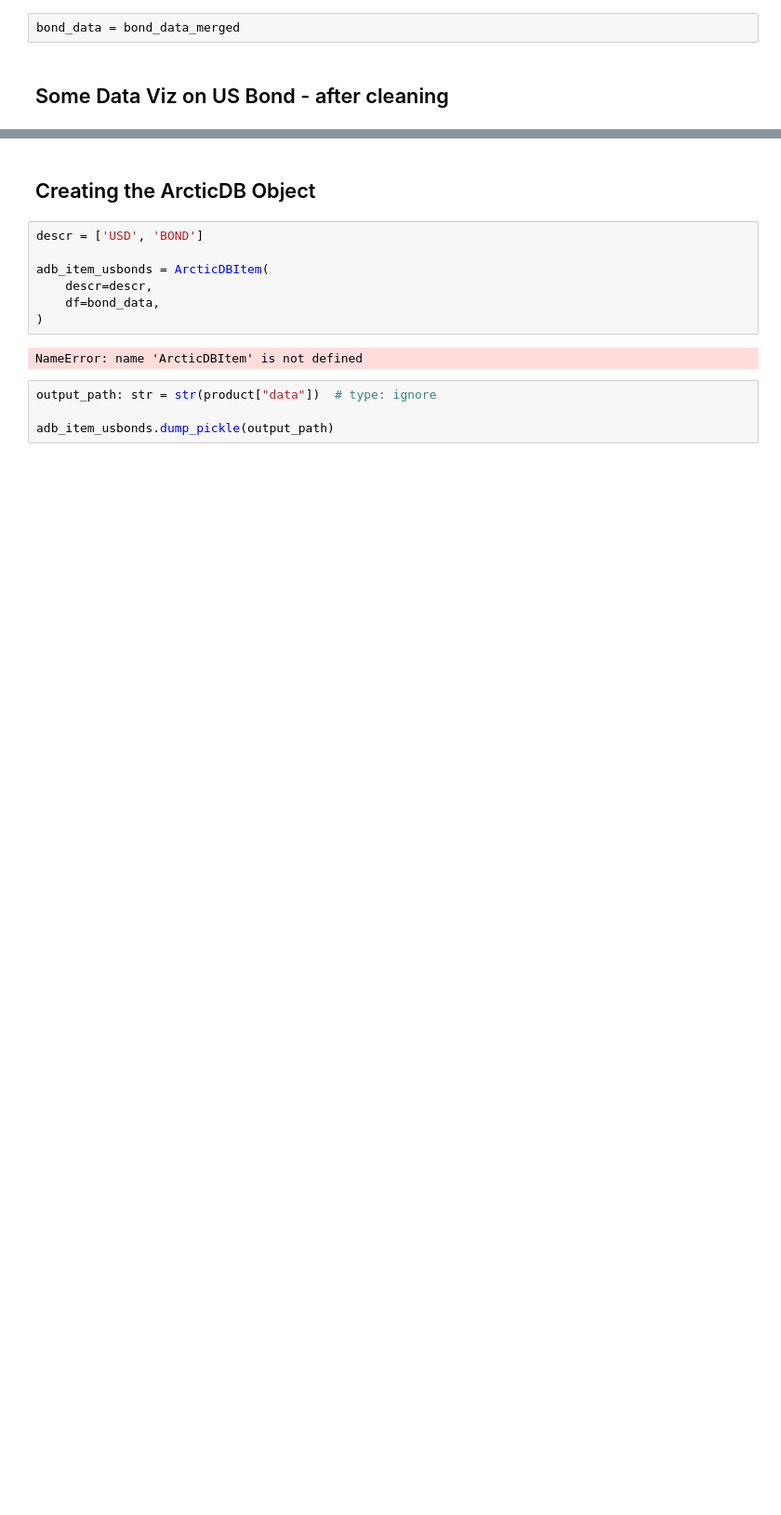
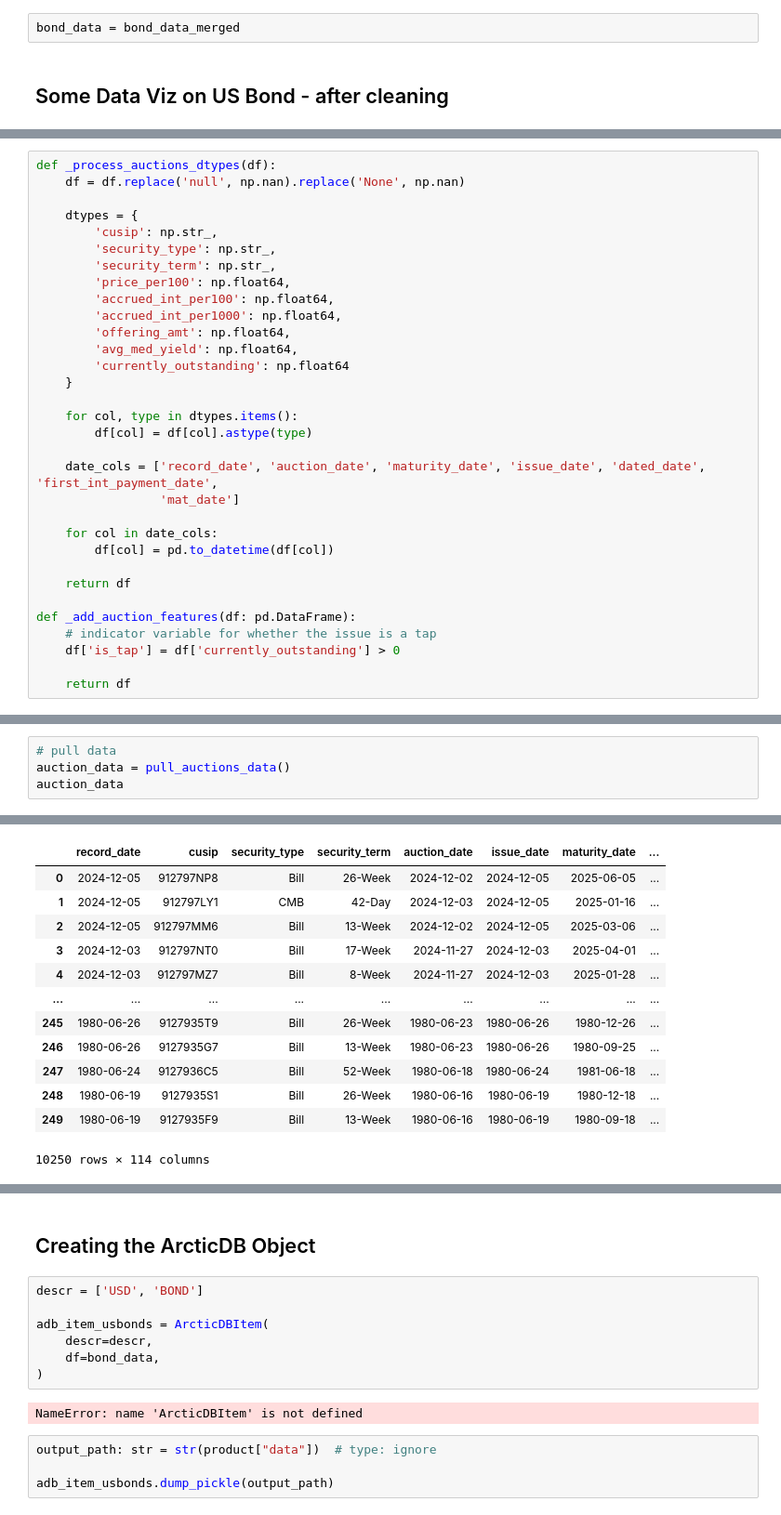
Before and after one commit to vittoriomanfriani/Fundamental-Factor-Model-for-Rates, a Jupyter notebook: data_processing.ipynb, the cells around one changed output, grey strips where cells are left out. Shown at 93% size. Saved outputs shown, nothing was run; the diff lists cells and outputs as text; blank space fills up the shorter version.

Commit message:
add auction data pulling and processing

```diff
--- a/data_processing.ipynb
+++ b/data_processing.ipynb
@@ -635,0 +642,32 @@ dtype: float64
+# %%
+def _process_auctions_dtypes(df):
+    df = df.replace('null', np.nan).replace('None', np.nan)
+
+    dtypes = {
+        'cusip': np.str_,
+        'security_type': np.str_,
+        'security_term': np.str_,
+        'price_per100': np.float64,
+        'accrued_int_per100': np.float64,
+        'accrued_int_per1000': np.float64,
+        'offering_amt': np.float64,
+        'avg_med_yield': np.float64,
+        'currently_outstanding': np.float64
+    }
+
+    for col, type in dtypes.items():
+        df[col] = df[col].astype(type)
+
+    date_cols = ['record_date', 'auction_date', 'maturity_date', 'issue_date', 'dated_date', 'first_int_payment_date',
+                 'mat_date']
+
+    for col in date_cols:
+        df[col] = pd.to_datetime(df[col])
+
+    return df
+
+def _add_auction_features(df: pd.DataFrame):
+    # indicator variable for whether the issue is a tap
+    df['is_tap'] = df['currently_outstanding'] > 0
+
+    return df
@@ -635,0 +740,5 @@ dtype: float64
+# %%
+# pull data
+auction_data = pull_auctions_data()
+auction_data
+# %% [output]
@@ -635,0 +754,13 @@ dtype: float64
+|  | record_date | cusip | security_type | security_term | auction_date | issue_date | maturity_date | ... |
+| 0 | 2024-12-05 | 912797NP8 | Bill | 26-Week | 2024-12-02 | 2024-12-05 | 2025-06-05 | ... |
+| 1 | 2024-12-05 | 912797LY1 | CMB | 42-Day | 2024-12-03 | 2024-12-05 | 2025-01-16 | ... |
+| 2 | 2024-12-05 | 912797MM6 | Bill | 13-Week | 2024-12-02 | 2024-12-05 | 2025-03-06 | ... |
+| 3 | 2024-12-03 | 912797NT0 | Bill | 17-Week | 2024-11-27 | 2024-12-03 | 2025-04-01 | ... |
+| 4 | 2024-12-03 | 912797MZ7 | Bill | 8-Week | 2024-11-27 | 2024-12-03 | 2025-01-28 | ... |
+| ... | ... | ... | ... | ... | ... | ... | ... | ... |
+| 245 | 1980-06-26 | 9127935T9 | Bill | 26-Week | 1980-06-23 | 1980-06-26 | 1980-12-26 | ... |
+| 246 | 1980-06-26 | 9127935G7 | Bill | 13-Week | 1980-06-23 | 1980-06-26 | 1980-09-25 | ... |
+| 247 | 1980-06-24 | 9127936C5 | Bill | 52-Week | 1980-06-18 | 1980-06-24 | 1981-06-18 | ... |
+| 248 | 1980-06-19 | 9127935S1 | Bill | 26-Week | 1980-06-16 | 1980-06-19 | 1980-12-18 | ... |
+| 249 | 1980-06-19 | 9127935F9 | Bill | 13-Week | 1980-06-16 | 1980-06-19 | 1980-09-18 | ... |
+10250 rows × 114 columns
```
Also changed, not shown: parts of 15 cells of this notebook.
